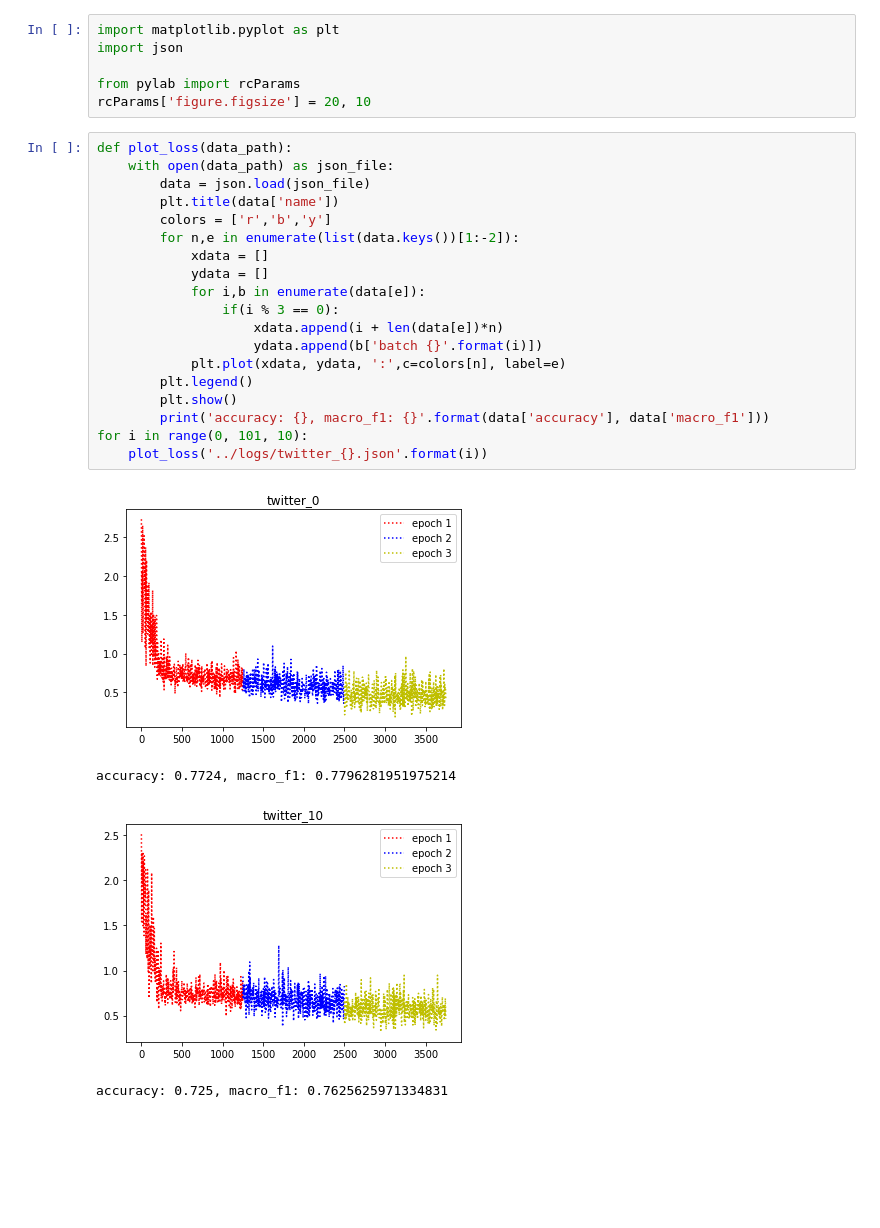
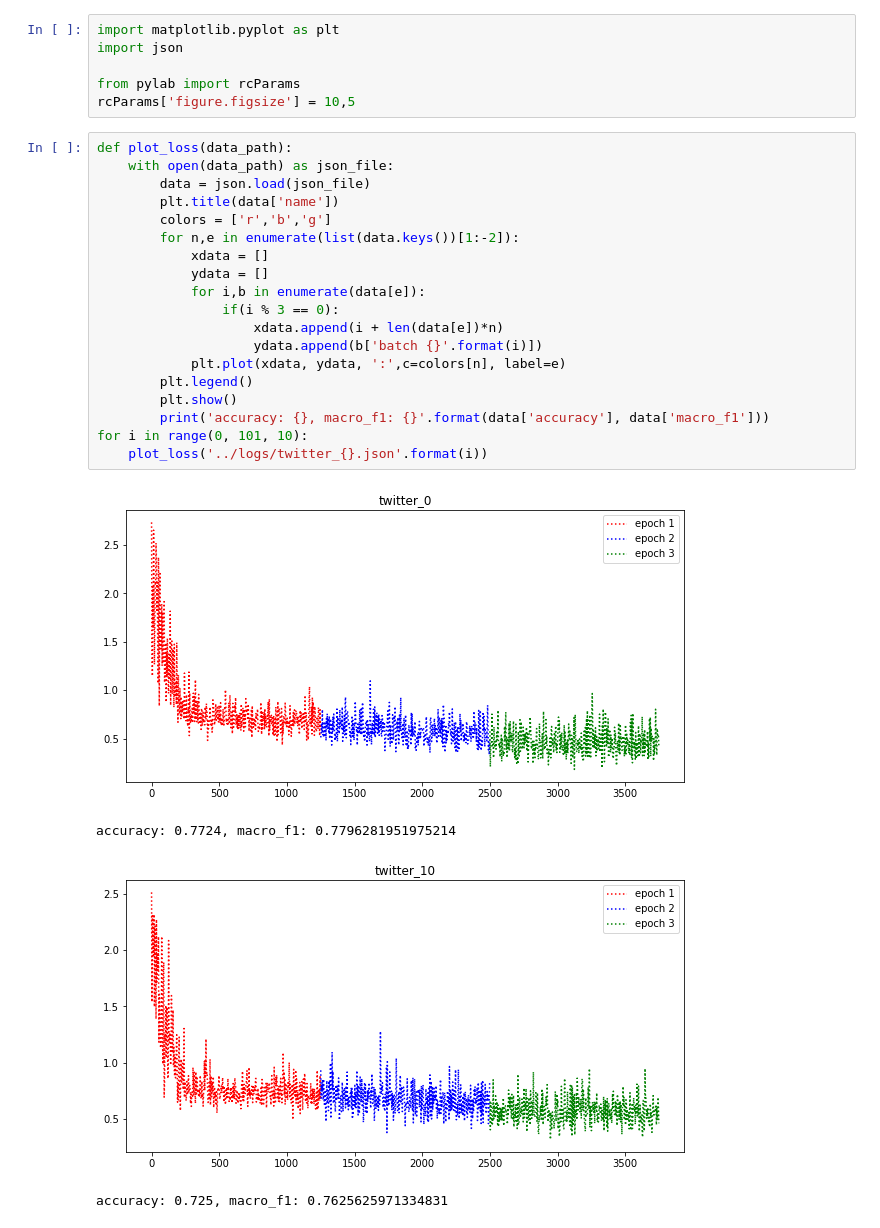
Before and after one commit to rvnair/text-classification, a Jupyter notebook: notebooks/Loss Analysis.ipynb, the cells around one changed output. Drawn from its saved outputs; the diff is of its cells as text; blank space fills up the shorter version.

```diff
--- a/notebooks/Loss Analysis.ipynb
+++ b/notebooks/Loss Analysis.ipynb
@@ -3,28 +3,28 @@ import matplotlib.pyplot as plt
 import json
 
 from pylab import rcParams
-rcParams['figure.figsize'] = 20, 10
+rcParams['figure.figsize'] = 10,5
 # %%
 def plot_loss(data_path):
     with open(data_path) as json_file:
         data = json.load(json_file)
         plt.title(data['name'])
-        colors = ['r','b','y']
+        colors = ['r','b','g']
         for n,e in enumerate(list(data.keys())[1:-2]):
             xdata = []
             ydata = []
             for i,b in enumerate(data[e]):
                 if(i % 3 == 0):
                     xdata.append(i + len(data[e])*n)
                     ydata.append(b['batch {}'.format(i)])
             plt.plot(xdata, ydata, ':',c=colors[n], label=e)
         plt.legend()
         plt.show()
         print('accuracy: {}, macro_f1: {}'.format(data['accuracy'], data['macro_f1']))
 for i in range(0, 101, 10):
     plot_loss('../logs/twitter_{}.json'.format(i))
 # %% [output]
-[figure, old version]
+[figure, new version]
 accuracy: 0.7724, macro_f1: 0.7796281951975214
-[figure, old version]
+[figure, new version]
 accuracy: 0.725, macro_f1: 0.7625625971334831
```
Also changed, not shown: parts of 2 cells of this notebook, 3 other files.
